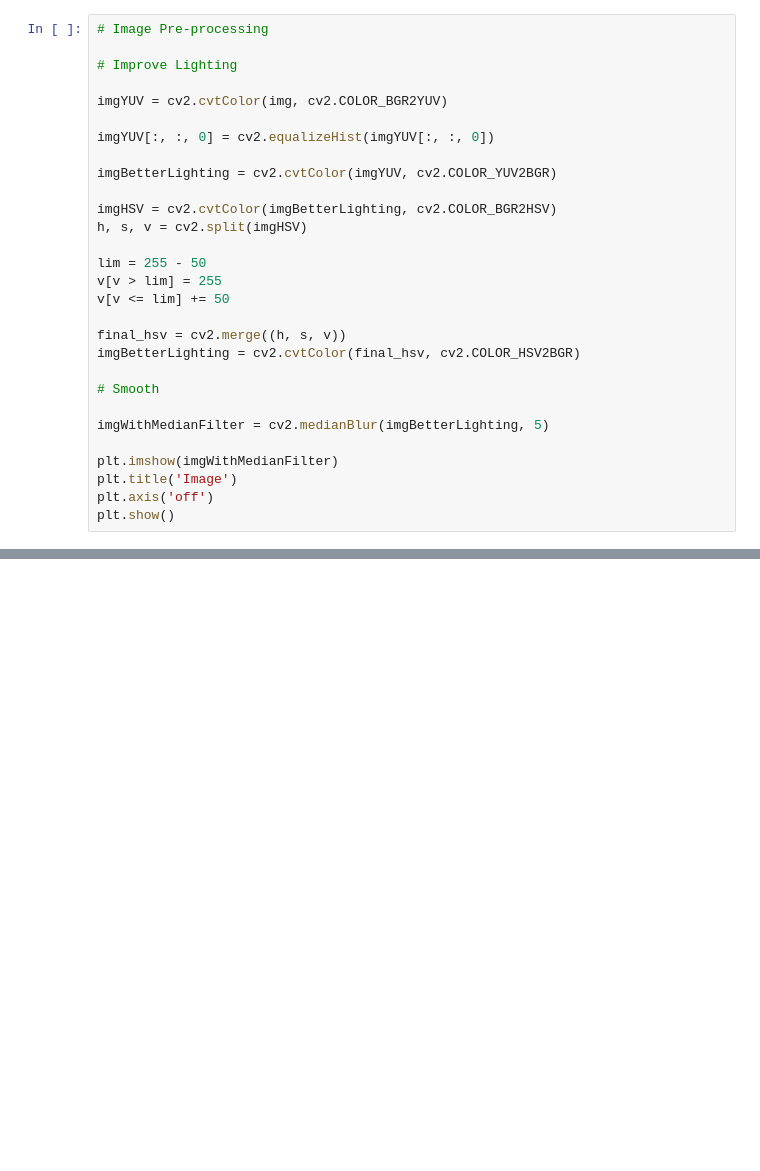
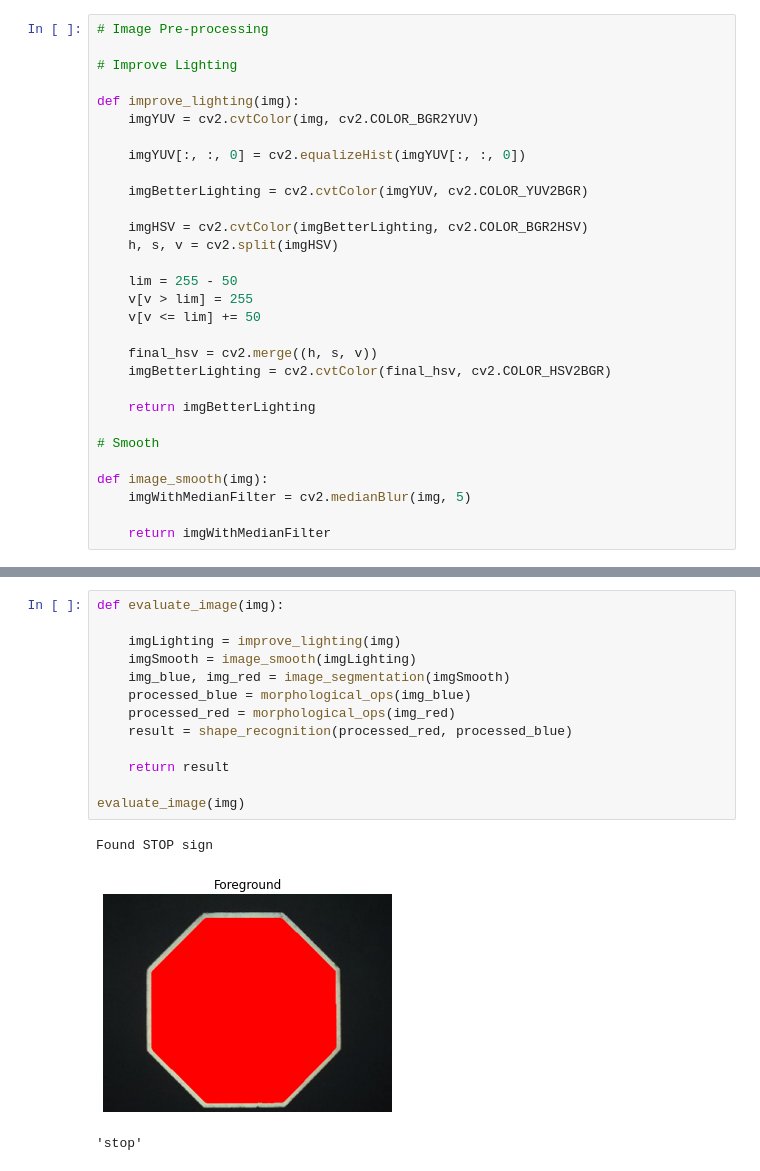
Before and after one commit to tomasfgon/FEUP-VC, a Jupyter notebook: src/main.ipynb, the cells around one changed output, grey strips where cells are left out. Saved outputs shown, nothing was run; the diff lists cells and outputs as text; blank space fills up the shorter version.

Commit message:
Merged classification.. manually

```diff
--- a/src/main.ipynb
+++ b/src/main.ipynb
@@ -21,27 +51,28 @@ plt.show()
 
 # Improve Lighting
 
-imgYUV = cv2.cvtColor(img, cv2.COLOR_BGR2YUV)
+def improve_lighting(img):
+    imgYUV = cv2.cvtColor(img, cv2.COLOR_BGR2YUV)
 
-imgYUV[:, :, 0] = cv2.equalizeHist(imgYUV[:, :, 0])
+    imgYUV[:, :, 0] = cv2.equalizeHist(imgYUV[:, :, 0])
 
-imgBetterLighting = cv2.cvtColor(imgYUV, cv2.COLOR_YUV2BGR)
+    imgBetterLighting = cv2.cvtColor(imgYUV, cv2.COLOR_YUV2BGR)
 
-imgHSV = cv2.cvtColor(imgBetterLighting, cv2.COLOR_BGR2HSV)
-h, s, v = cv2.split(imgHSV)
+    imgHSV = cv2.cvtColor(imgBetterLighting, cv2.COLOR_BGR2HSV)
+    h, s, v = cv2.split(imgHSV)
 
-lim = 255 - 50
-v[v > lim] = 255
-v[v <= lim] += 50
+    lim = 255 - 50
+    v[v > lim] = 255
+    v[v <= lim] += 50
 
-final_hsv = cv2.merge((h, s, v))
-imgBetterLighting = cv2.cvtColor(final_hsv, cv2.COLOR_HSV2BGR)
+    final_hsv = cv2.merge((h, s, v))
+    imgBetterLighting = cv2.cvtColor(final_hsv, cv2.COLOR_HSV2BGR)
+
+    return imgBetterLighting
 
 # Smooth
 
-imgWithMedianFilter = cv2.medianBlur(imgBetterLighting, 5)
+def image_smooth(img):
+    imgWithMedianFilter = cv2.medianBlur(img, 5)
 
-plt.imshow(imgWithMedianFilter)
-plt.title('Image')
-plt.axis('off')
-plt.show()
+    return imgWithMedianFilter
@@ -192,0 +185,17 @@ Found STOP sign
+# %%
+def evaluate_image(img):
+
+    imgLighting = improve_lighting(img)
+    imgSmooth = image_smooth(imgLighting)
+    img_blue, img_red = image_segmentation(imgSmooth)
+    processed_blue = morphological_ops(img_blue)
+    processed_red = morphological_ops(img_red)
+    result = shape_recognition(processed_red, processed_blue)
+
+    return result
+
+evaluate_image(img)
+# %% [output]
+Found STOP sign
+[figure, added]
+'stop'
```
Also changed, not shown: parts of 8 cells of this notebook.
